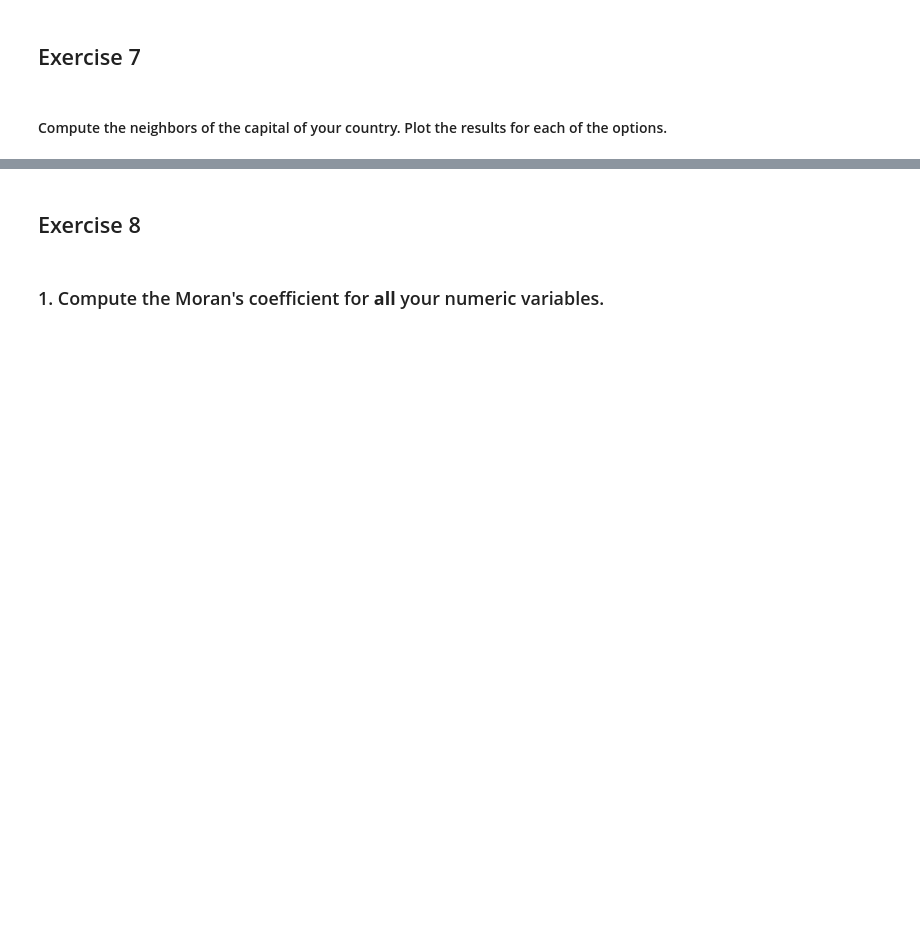
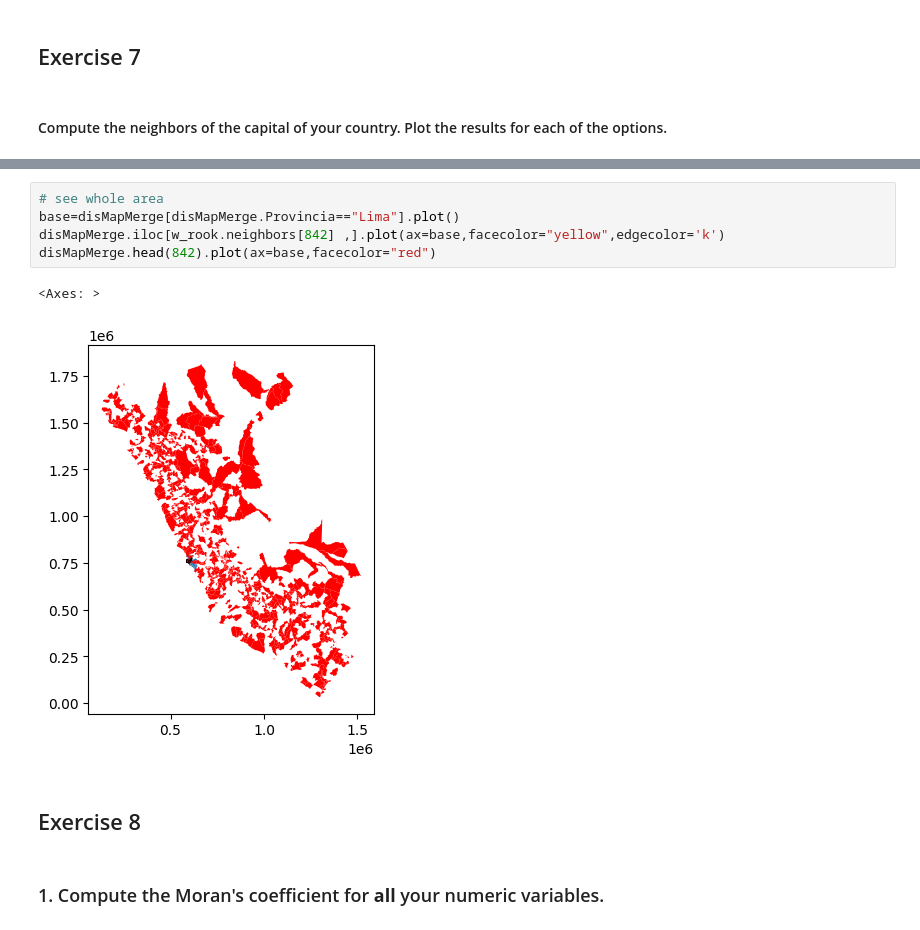
Before and after one commit to IntroSpatialDataScience/MiningGDFProject2, a Jupyter notebook: Ev-p2.ipynb, the cells around one changed output, grey strips where cells are left out. Saved outputs shown, nothing was run; the diff lists cells and outputs as text; blank space fills up the shorter version.

```diff
--- a/Ev-p2.ipynb
+++ b/Ev-p2.ipynb
@@ -426,3 +529,11 @@ ax.set_axis_off()
+# %%
+# see whole area
+base=disMapMerge[disMapMerge.Provincia=="Lima"].plot()
+disMapMerge.iloc[w_rook.neighbors[842] ,].plot(ax=base,facecolor="yellow",edgecolor='k')
+disMapMerge.head(842).plot(ax=base,facecolor="red")
+# %% [output]
+<Axes: >
+[figure, added]
 # %% [markdown]
 ## Exercise 8
 # %% [markdown]
```
Also changed, not shown: parts of 22 cells of this notebook.
